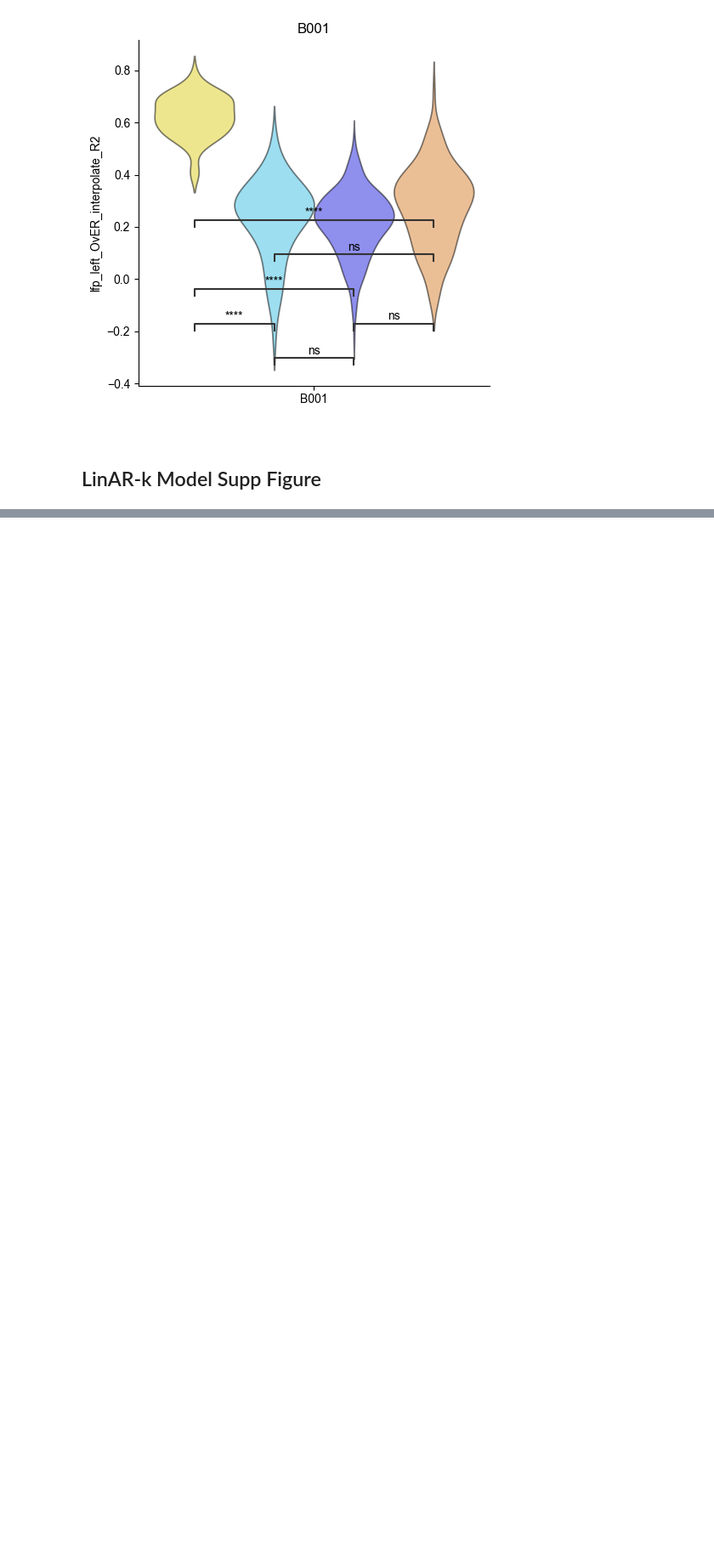
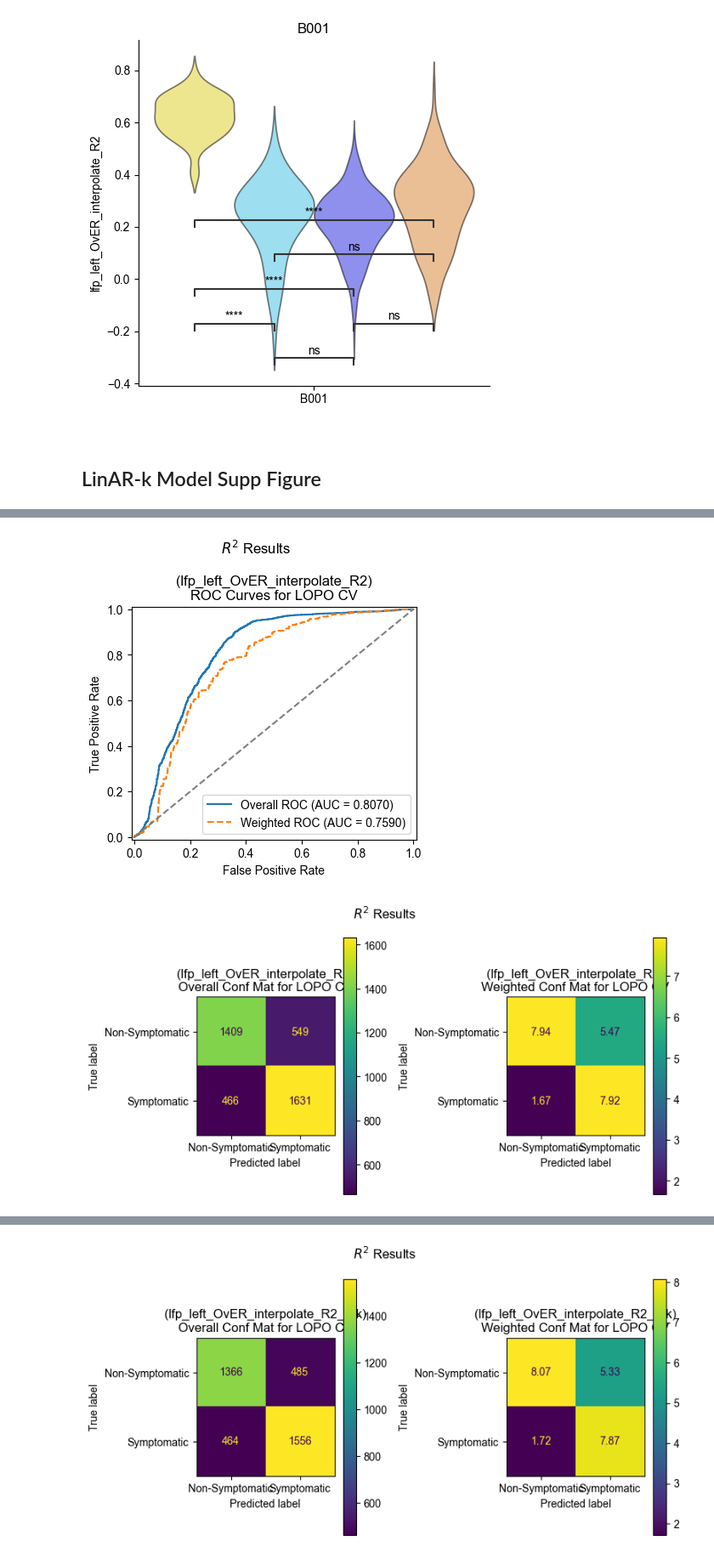
Before and after one commit to ProvenzaLab/PerceptPredictability, a Jupyter notebook: supplemental.ipynb, the cells around one changed output, grey strips where cells are left out. Shown at 85% size. Drawn from its saved outputs; the diff is of its cells as text; code cells hidden in the pictures; blank space fills up the shorter version.

Commit message:
Supplemental figures 3 and 4

```diff
--- a/supplemental.ipynb
+++ b/supplemental.ipynb
@@ -729,2 +533,21 @@ ark_df.head(5)
 # %%
 # Daily R2
+
+daily_df = ark_df.groupby(by=['pt_id', 'days_since_dbs']).head(1)
+
+feature_col = 'lfp_left_OvER_interpolate_R2'
+for i, feature in enumerate(['ar1', 'ark']):
+    if feature == 'ark':
+        feature_col += '_ark'
+
+    roc_fig, roc_ax = plt.subplots(figsize=(4.2, 4.2))
+    conf_mat_fig, conf_mat_axs = plt.subplots(ncols=2, figsize=(8,4))
+
+    results = leave_one_patient_out_logistic_regression(daily_df, [feature_col], roc_fig, roc_ax, conf_mat_fig, conf_mat_axs)
+    [fig.suptitle(r'$R^2$' + ' Results') for fig in [roc_fig, conf_mat_fig]]
+    [fig.tight_layout() for fig in [roc_fig, conf_mat_fig]]
+
+    plt.show()
+# %% [output]
+[figure, added]
+[figure, added]
@@ -730,0 +555 @@ ark_df.head(5)
+[figure, added]
```
Also changed, not shown: parts of 9 cells of this notebook, 4 other files.
